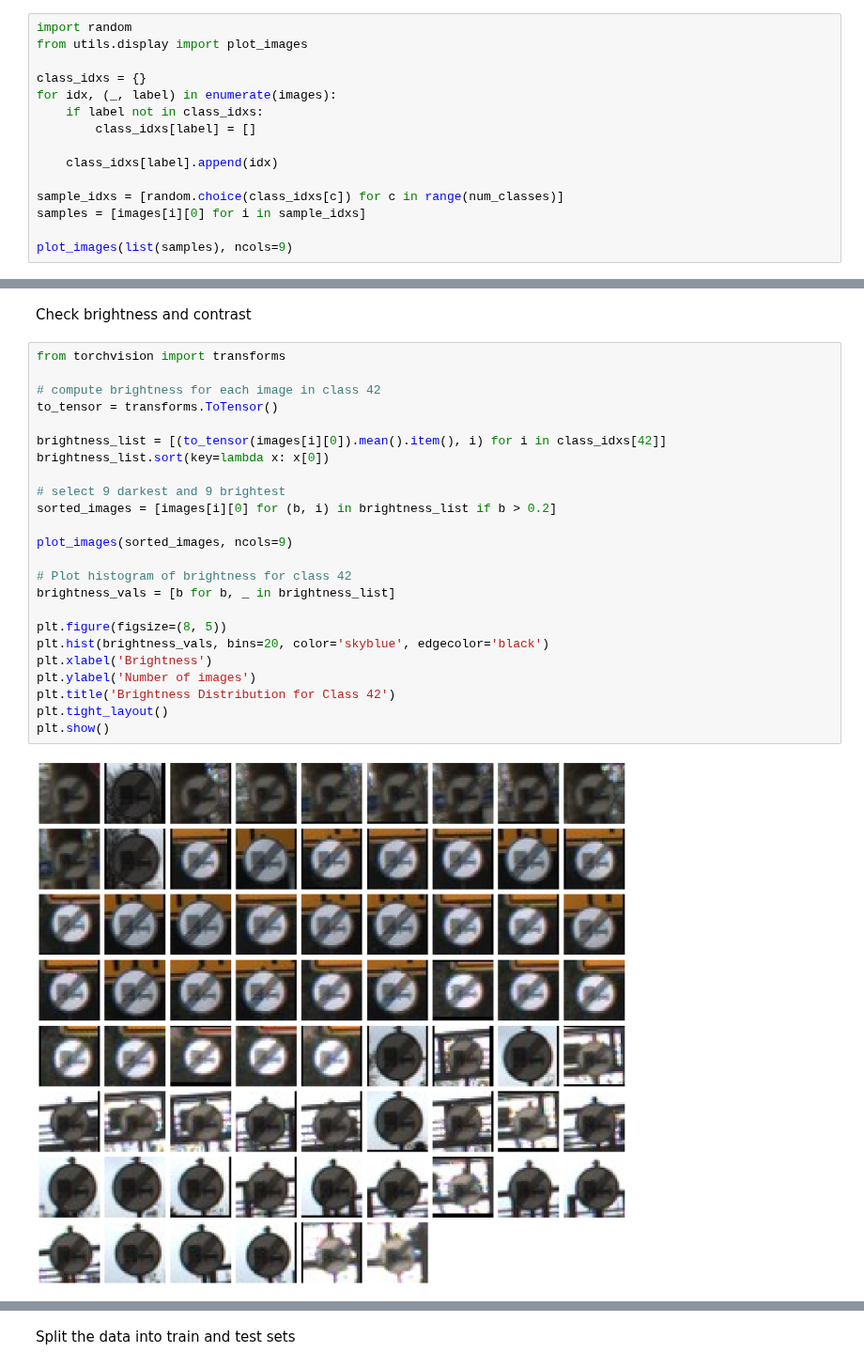
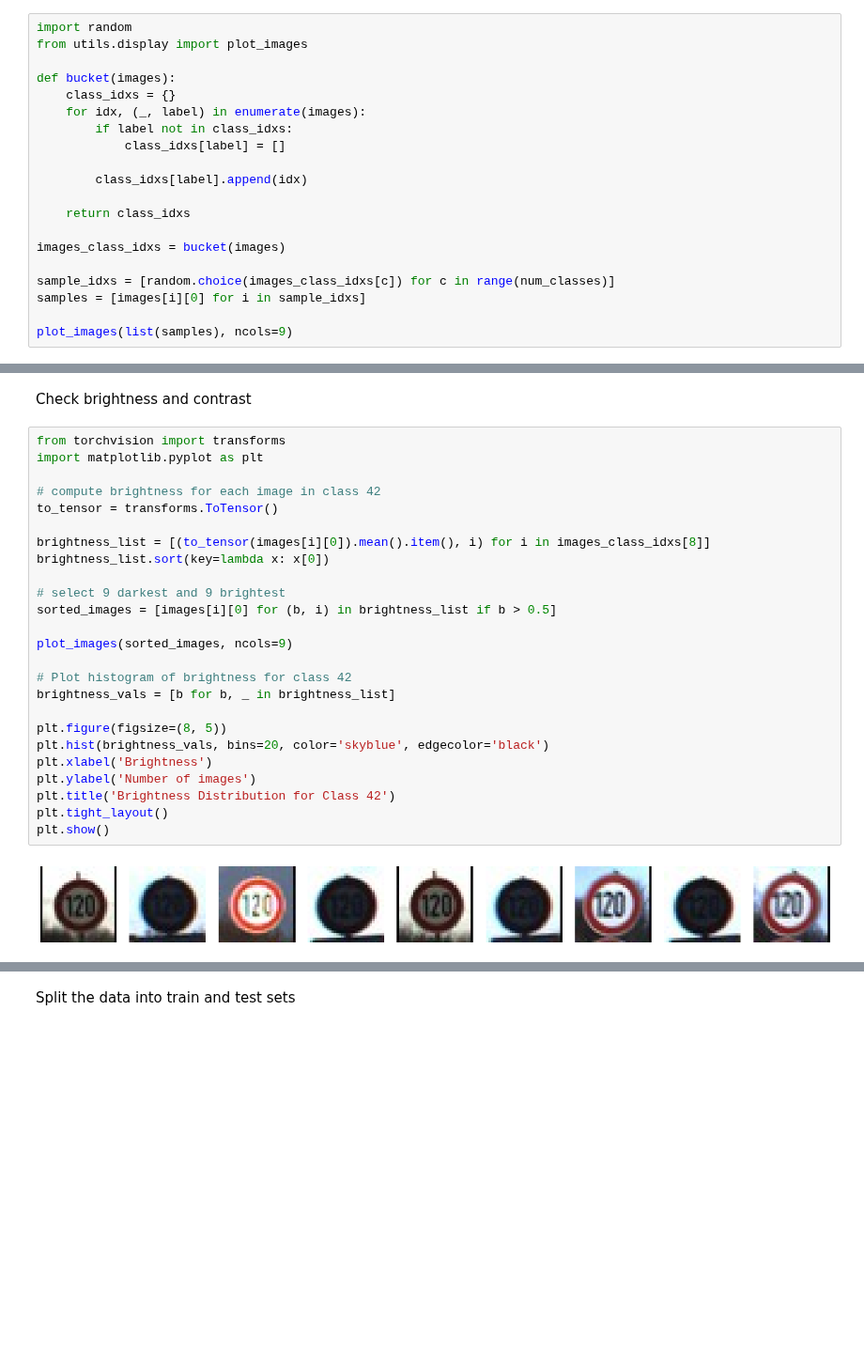
Before and after one commit to gamemeine/ssne, a Jupyter notebook: ex5/1.0-gs-data-preparation.ipynb, the cells around one changed output, grey strips where cells are left out. Shown at 94% size. Cells and saved outputs as stored; diff of their text form; blank space fills up the shorter version.

```diff
--- a/ex5/1.0-gs-data-preparation.ipynb
+++ b/ex5/1.0-gs-data-preparation.ipynb
@@ -20,14 +23,19 @@ Preview samples from each class
 import random
 from utils.display import plot_images
 
-class_idxs = {}
-for idx, (_, label) in enumerate(images):
-    if label not in class_idxs:
-        class_idxs[label] = []
+def bucket(images):
+    class_idxs = {}
+    for idx, (_, label) in enumerate(images):
+        if label not in class_idxs:
+            class_idxs[label] = []
 
-    class_idxs[label].append(idx)
+        class_idxs[label].append(idx)
 
-sample_idxs = [random.choice(class_idxs[c]) for c in range(num_classes)]
+    return class_idxs
+
+images_class_idxs = bucket(images)
+
+sample_idxs = [random.choice(images_class_idxs[c]) for c in range(num_classes)]
 samples = [images[i][0] for i in sample_idxs]
 
 plot_images(list(samples), ncols=9)
@@ -59,27 +45,28 @@ plt.show()
 Check brightness and contrast
 # %%
 from torchvision import transforms
+import matplotlib.pyplot as plt
 
 # compute brightness for each image in class 42
 to_tensor = transforms.ToTensor()
 
-brightness_list = [(to_tensor(images[i][0]).mean().item(), i) for i in class_idxs[42]]
+brightness_list = [(to_tensor(images[i][0]).mean().item(), i) for i in images_class_idxs[8]]
 brightness_list.sort(key=lambda x: x[0])
 
 # select 9 darkest and 9 brightest
-sorted_images = [images[i][0] for (b, i) in brightness_list if b > 0.2]
+sorted_images = [images[i][0] for (b, i) in brightness_list if b > 0.5]
 
 plot_images(sorted_images, ncols=9)
 
 # Plot histogram of brightness for class 42
 brightness_vals = [b for b, _ in brightness_list]
 
 plt.figure(figsize=(8, 5))
 plt.hist(brightness_vals, bins=20, color='skyblue', edgecolor='black')
 plt.xlabel('Brightness')
 plt.ylabel('Number of images')
 plt.title('Brightness Distribution for Class 42')
 plt.tight_layout()
 plt.show()
 # %% [output]
-[figure, old version]
+[figure, new version]
```
Also changed, not shown: parts of 12 cells of this notebook, 10 other files.
